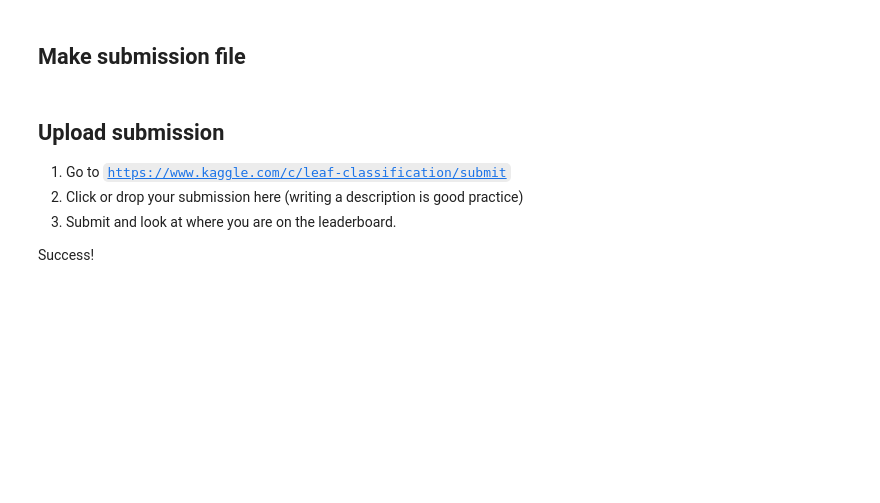
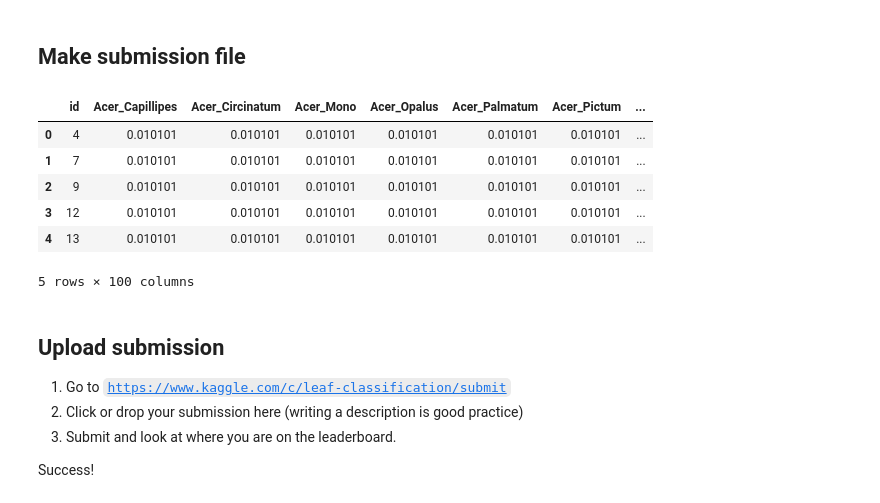
Before and after one commit to jalkestrup/dtu-deep-learning, a Jupyter notebook: 6_Mini_Project/6.1-EXE-Kaggle-Leaf-Challenge.ipynb, the cells around one changed output. Drawn from its saved outputs; the diff is of its cells as text; code cells hidden in the pictures; blank space fills up the shorter version.

```diff
--- a/6_Mini_Project/6.1-EXE-Kaggle-Leaf-Challenge.ipynb
+++ b/6_Mini_Project/6.1-EXE-Kaggle-Leaf-Challenge.ipynb
@@ -1163,6 +1262,8 @@ First we have to make test set predictions, then we have to place the output in
 # %%
 # GET PREDICTIONS
 # containers to collect ids and predictions
+import torch.nn.functional as F  # Import softmax function
+
 ids_test, preds_test = [], []
 net.eval()
 # run like with validation
@@ -1170,23 +1271,41 @@ for batch_test, num in batch_gen.gen_test():
     output = net(**get_input(batch_test))
     y_out = output['out'].data
 
+    y_out = F.softmax(y_out, dim=1)  # dim=1 applies softmax across the class dimension
+
     ids_test += batch_test['ids']
     if num!=len(y_out):
         # in case of the last batch, num will be less than batch_size
         y_out = y_out[:num]
-    preds_test.append(y_out)
+
+    # Move the tensor to CPU before converting to numpy and appending it to the list
+    preds_test.append(y_out.cpu().numpy())
 preds_test = np.concatenate(preds_test, axis=0)
 assert len(ids_test) == len(preds_test)
 # %% [markdown]
 ## Make submission file
+# %%
+git_path = 'dtu-deep-learning/6_Mini_Project/submissions/'
 # %%
 preds_df = pd.DataFrame(preds_test, columns=data.le.classes_)
 ids_test_df = pd.DataFrame(ids_test, columns=["id"])
 submission = pd.concat([ids_test_df, preds_df], axis=1)
-submission.to_csv(drive_path + 'submission.csv', index=False)
+#Get datetime to add unique name to submission file, dont include seconds
+from datetime import datetime
+now = datetime.now()
+dt_string = now.strftime("%d-%m-%Y_%H-%M")
+submission.to_csv(git_path+dt_string+'_CNN_submission.csv', index=False)
 
 # below prints the submission, can be removed and replaced with code block below
 submission.head(5)
+# %% [output]
+|  | id | Acer_Capillipes | Acer_Circinatum | Acer_Mono | Acer_Opalus | Acer_Palmatum | Acer_Pictum | ... |
+| 0 | 4 | 0.010101 | 0.010101 | 0.010101 | 0.010101 | 0.010101 | 0.010101 | ... |
+| 1 | 7 | 0.010101 | 0.010101 | 0.010101 | 0.010101 | 0.010101 | 0.010101 | ... |
+| 2 | 9 | 0.010101 | 0.010101 | 0.010101 | 0.010101 | 0.010101 | 0.010101 | ... |
+| 3 | 12 | 0.010101 | 0.010101 | 0.010101 | 0.010101 | 0.010101 | 0.010101 | ... |
+| 4 | 13 | 0.010101 | 0.010101 | 0.010101 | 0.010101 | 0.010101 | 0.010101 | ... |
+5 rows × 100 columns
 # %% [markdown]
 ## Upload submission
 
```
Also changed, not shown: parts of 19 cells of this notebook.
